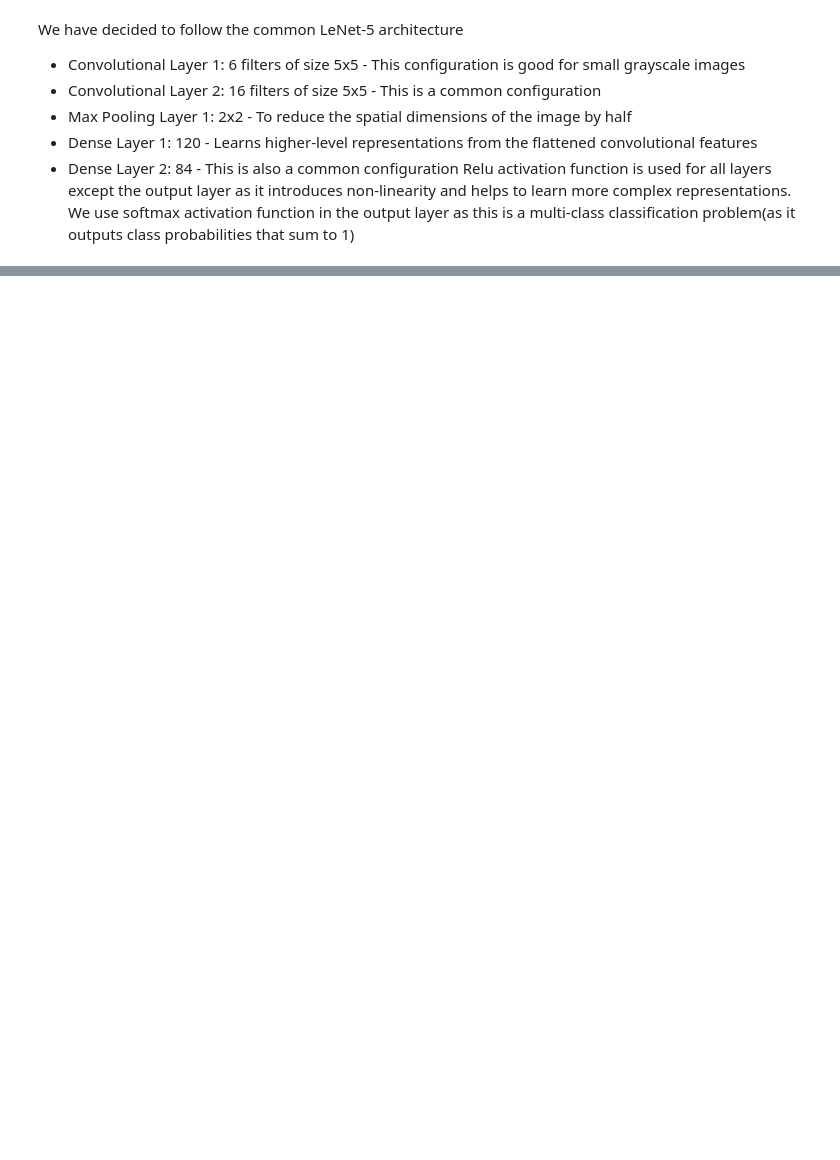
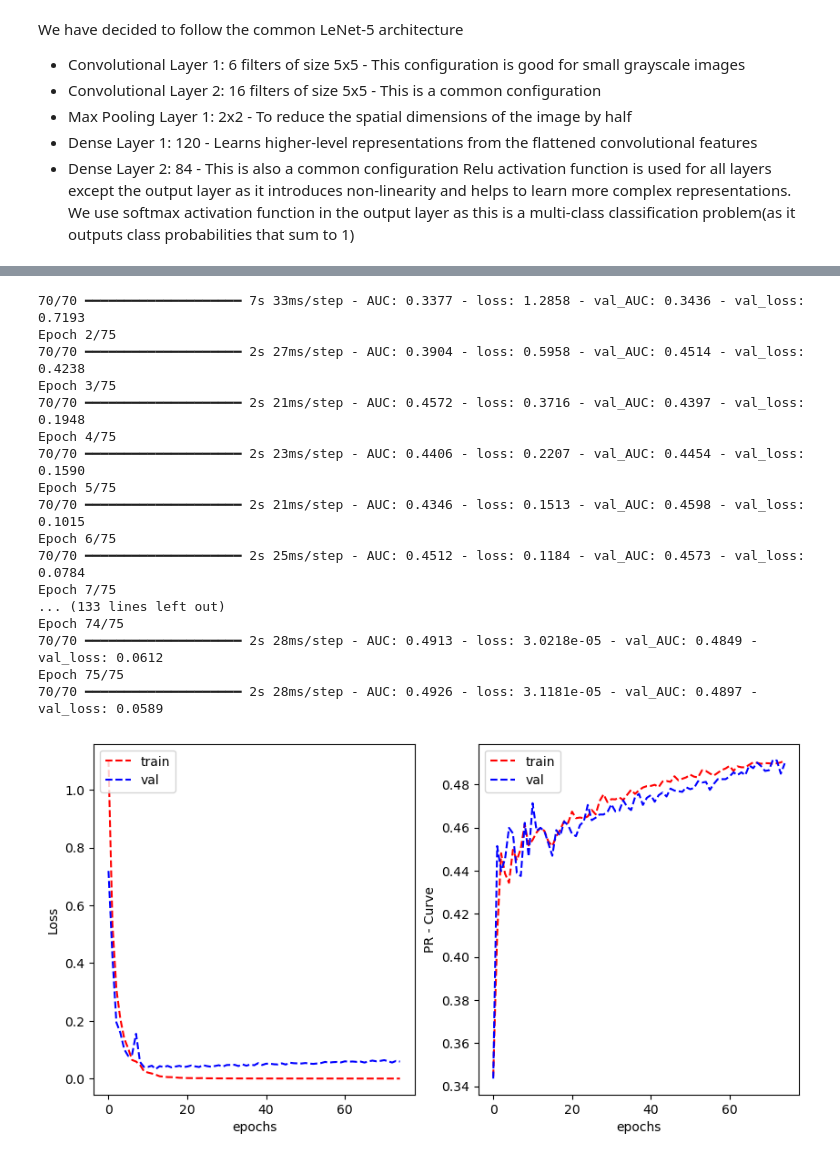
Before and after one commit to ashwin-sreejith/Traffic_Sign_Detection, a Jupyter notebook: cnn.ipynb, the cells around one changed output, grey strips where cells are left out. Saved outputs shown, nothing was run; the diff lists cells and outputs as text; code cells hidden in the pictures; blank space fills up the shorter version.

```diff
--- a/cnn.ipynb
+++ b/cnn.ipynb
@@ -174,10 +219,10 @@ def plot_learning_curve(train_loss, val_loss, train_metric, val_metric, metric_n
 We choose LeNet-5 as the baseline architecture for this task, as this architecture was originally developed for recognising handwritten digits of 28x28 size. As our data is also 28x28, we belive this architecture should be a good fit as a baseline.
 # %%
 from tensorflow.keras.models import Sequential
-from tensorflow.keras.layers import Conv2D, MaxPooling2D, Flatten, Dense
+from tensorflow.keras.layers import Conv2D, MaxPooling2D, Flatten, Dense, Dropout
 
 
-model_lenet_5 = Sequential([
+model = Sequential([
     Conv2D(filters=6, kernel_size=(5, 5), activation='relu', input_shape=(28, 28, 1)),
     MaxPooling2D(pool_size=(2, 2)),
     Conv2D(filters=16, kernel_size=(5, 5), activation='relu'),
@@ -202,3 +244,23 @@ We have decided to follow the common LeNet-5 architecture
 * Dense Layer 1: 120 - Learns higher-level representations from the flattened convolutional features
 * Dense Layer 2: 84 - This is also a common configuration
 Relu activation function is used for all layers except the output layer as it introduces non-linearity and helps to learn more complex representations. We use softmax activation function in the output layer as this is a multi-class classification problem(as it outputs class probabilities that sum to 1)
+# %%
+import tensorflow as tf
+
+
+# Compile the model
+model.compile(optimizer='adam',
+                    loss=tf.keras.losses.CategoricalCrossentropy(from_logits=True),
+                    metrics=[tf.keras.metrics.AUC(name="AUC", curve="PR")])
+
+# Train the model
+history_lenet_5 = model.fit(train_generator,
+                                          validation_data=validation_generator,
+                                          epochs=75,
+                                          verbose=1)
+
+# Plot the learning curves
+plot_learning_curve(history_lenet_5.history['loss'], history_lenet_5.history['val_loss'],
+                    history_lenet_5.history['AUC'], history_lenet_5.history['val_AUC'],
+                    metric_name='PR - Curve')
+# %% [output]
@@ -204,0 +269,18 @@ Relu activation function is used for all layers except the output layer as it in
+70/70 ━━━━━━━━━━━━━━━━━━━━ 7s 33ms/step - AUC: 0.3377 - loss: 1.2858 - val_AUC: 0.3436 - val_loss: 0.7193
+Epoch 2/75
+70/70 ━━━━━━━━━━━━━━━━━━━━ 2s 27ms/step - AUC: 0.3904 - loss: 0.5958 - val_AUC: 0.4514 - val_loss: 0.4238
+Epoch 3/75
+70/70 ━━━━━━━━━━━━━━━━━━━━ 2s 21ms/step - AUC: 0.4572 - loss: 0.3716 - val_AUC: 0.4397 - val_loss: 0.1948
+Epoch 4/75
+70/70 ━━━━━━━━━━━━━━━━━━━━ 2s 23ms/step - AUC: 0.4406 - loss: 0.2207 - val_AUC: 0.4454 - val_loss: 0.1590
+Epoch 5/75
+70/70 ━━━━━━━━━━━━━━━━━━━━ 2s 21ms/step - AUC: 0.4346 - loss: 0.1513 - val_AUC: 0.4598 - val_loss: 0.1015
+Epoch 6/75
+70/70 ━━━━━━━━━━━━━━━━━━━━ 2s 25ms/step - AUC: 0.4512 - loss: 0.1184 - val_AUC: 0.4573 - val_loss: 0.0784
+Epoch 7/75
+... (133 lines left out)
+Epoch 74/75
+70/70 ━━━━━━━━━━━━━━━━━━━━ 2s 28ms/step - AUC: 0.4913 - loss: 3.0218e-05 - val_AUC: 0.4849 - val_loss: 0.0612
+Epoch 75/75
+70/70 ━━━━━━━━━━━━━━━━━━━━ 2s 28ms/step - AUC: 0.4926 - loss: 3.1181e-05 - val_AUC: 0.4897 - val_loss: 0.0589
+[figure, added]
```
Also changed, not shown: parts of 44 cells of this notebook, 8 other files.
